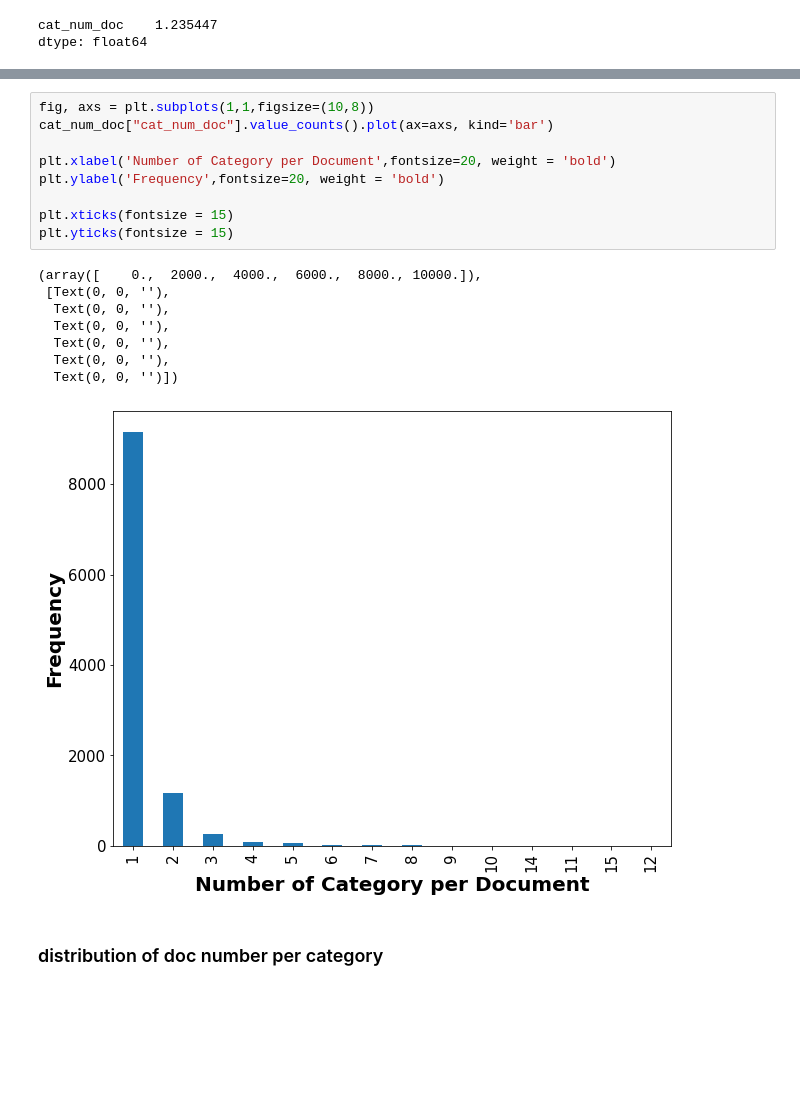
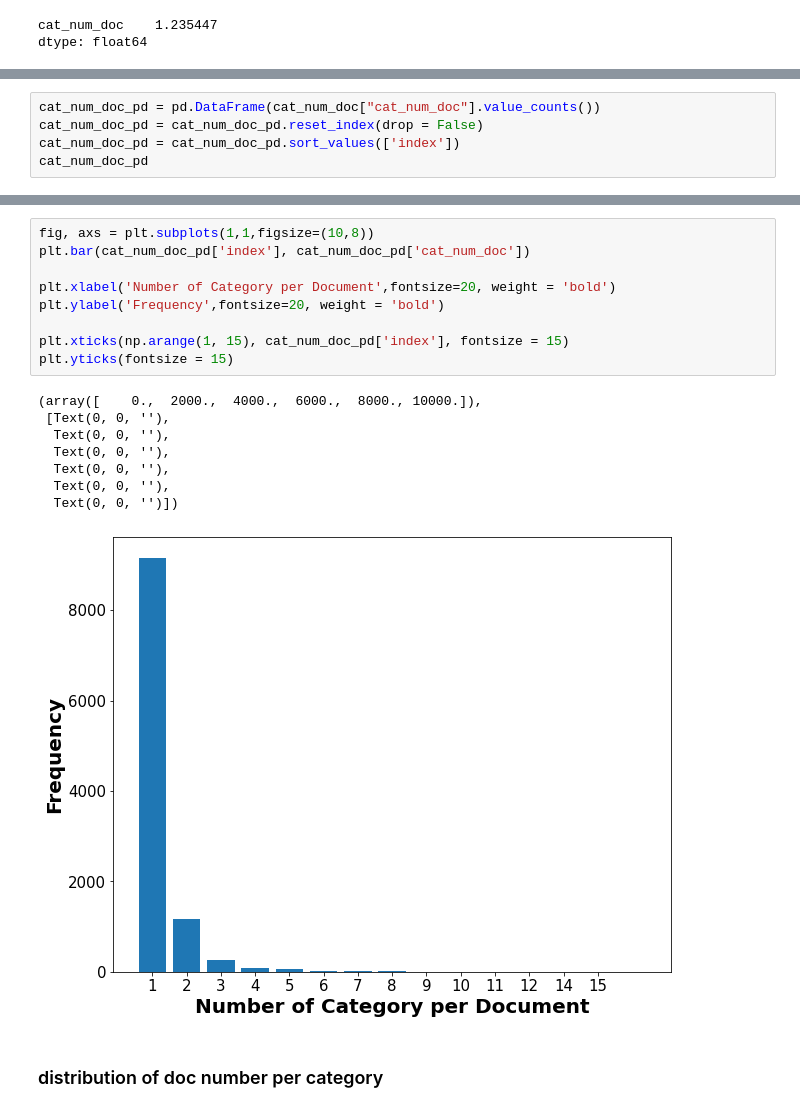
Before and after one commit to leilin-research/reuters, a Jupyter notebook: Reuters_DataVisualization.ipynb, the cells around one changed output, grey strips where cells are left out. Cells and saved outputs as stored; diff of their text form; blank space fills up the shorter version.

```diff
--- a/Reuters_DataVisualization.ipynb
+++ b/Reuters_DataVisualization.ipynb
@@ -79,0 +98,5 @@ dtype: float64
+# %%
+cat_num_doc_pd = pd.DataFrame(cat_num_doc["cat_num_doc"].value_counts())
+cat_num_doc_pd = cat_num_doc_pd.reset_index(drop = False)
+cat_num_doc_pd = cat_num_doc_pd.sort_values(['index'])
+cat_num_doc_pd
@@ -80,21 +119,21 @@ dtype: float64
 # %%
 fig, axs = plt.subplots(1,1,figsize=(10,8))
-cat_num_doc["cat_num_doc"].value_counts().plot(ax=axs, kind='bar')
+plt.bar(cat_num_doc_pd['index'], cat_num_doc_pd['cat_num_doc'])
 
 plt.xlabel('Number of Category per Document',fontsize=20, weight = 'bold')
 plt.ylabel('Frequency',fontsize=20, weight = 'bold')
 
-plt.xticks(fontsize = 15)
+plt.xticks(np.arange(1, 15), cat_num_doc_pd['index'], fontsize = 15)
 plt.yticks(fontsize = 15)
 # %% [output]
 (array([    0.,  2000.,  4000.,  6000.,  8000., 10000.]),
  [Text(0, 0, ''),
   Text(0, 0, ''),
   Text(0, 0, ''),
   Text(0, 0, ''),
   Text(0, 0, ''),
   Text(0, 0, '')])
-[figure, old version]
+[figure, new version]
 # %% [markdown]
 ### distribution of doc number per category
 # %%
```
Also changed, not shown: parts of 10 cells of this notebook, 1 other file.
